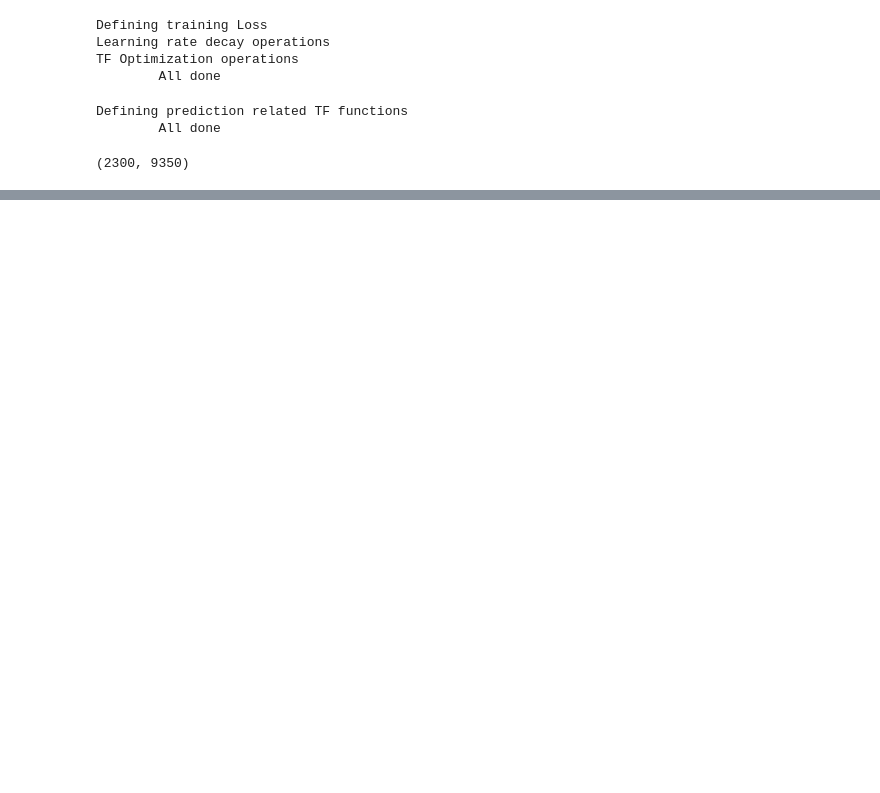
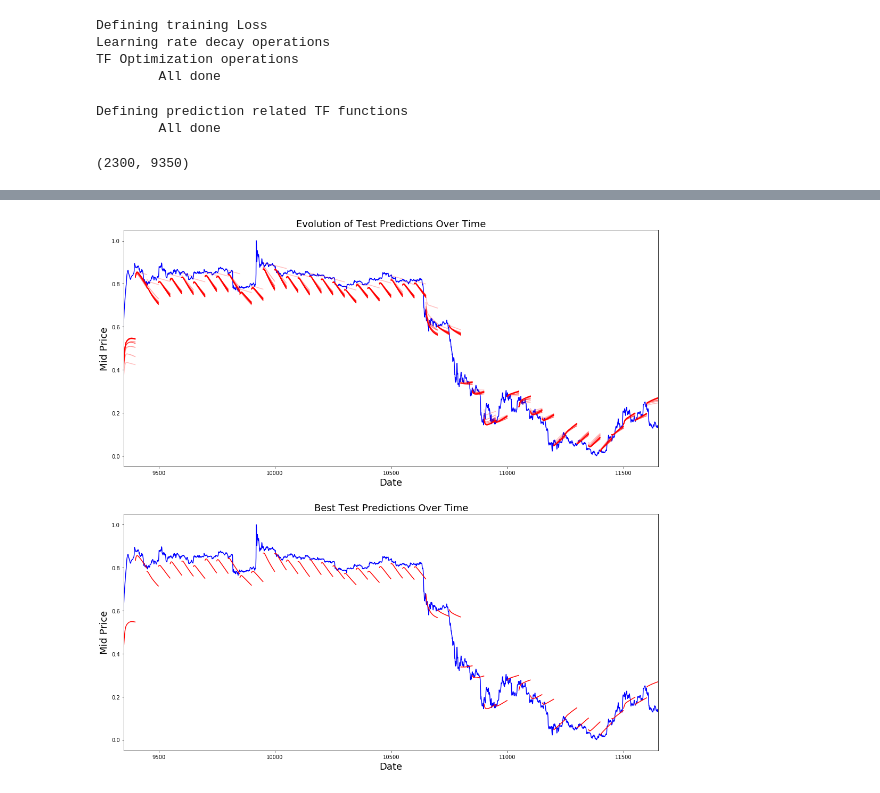
Before and after one commit to avesomo/trad_view_scraper, a Jupyter notebook: predictions_price.ipynb, the cells around one changed output, grey strips where cells are left out. Cells and saved outputs as stored; diff of their text form; code cells hidden in the pictures; blank space fills up the shorter version.

```diff
--- a/predictions_price.ipynb
+++ b/predictions_price.ipynb
@@ -586,31 +594,33 @@ Initialized
 # %%
 best_prediction_epoch = 27
 plt.figure(figsize = (18,18))
 plt.subplot(2,1,1)
 plt.plot(range(data.shape[0]),all_mid_data,color='b')
 
 # Plotting how the predictions change over time
 # Plot older predictions with low alpha and newer predictions with high alpha
 start_alpha = 0.25
 alpha  = np.arange(start_alpha, 1.1, (1.0-start_alpha)/len(predictions_over_time[::4]))
-for p_i,p in enumerate(predictions_over_time[4::4]):
+for p_i,p in enumerate(predictions_over_time[4::3]):
     for xval,yval in zip(x_axis_seq,p):
         plt.plot(xval,yval,color='r',alpha=alpha[p_i])
 
 plt.title('Evolution of Test Predictions Over Time',fontsize=18)
 plt.xlabel('Date',fontsize=18)
 plt.ylabel('Mid Price',fontsize=18)
 plt.xlim(train_len,train_len+test_len)
 
 plt.subplot(2,1,2)
 
 # Predicting the best test prediction you got
 plt.plot(range(data.shape[0]),all_mid_data,color='b')
 for xval,yval in zip(x_axis_seq,predictions_over_time[best_prediction_epoch]):
     plt.plot(xval,yval,color='r')
 
 plt.title('Best Test Predictions Over Time',fontsize=18)
 plt.xlabel('Date',fontsize=18)
 plt.ylabel('Mid Price',fontsize=18)
 plt.xlim(train_len,train_len+test_len)
 plt.show()
+# %% [output]
+[figure, added]
```
Also changed, not shown: parts of 3 cells of this notebook.
